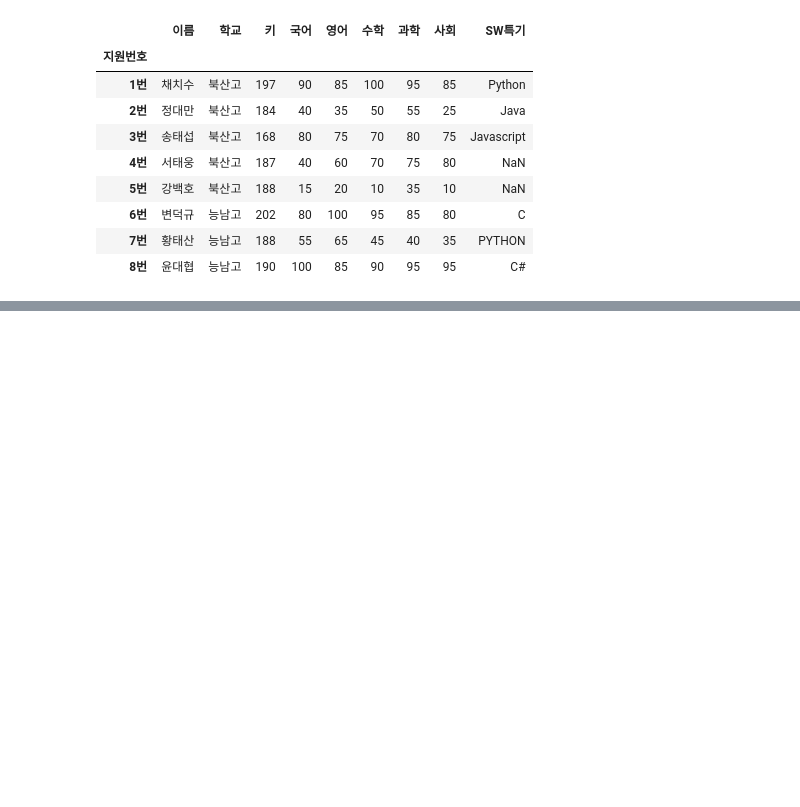
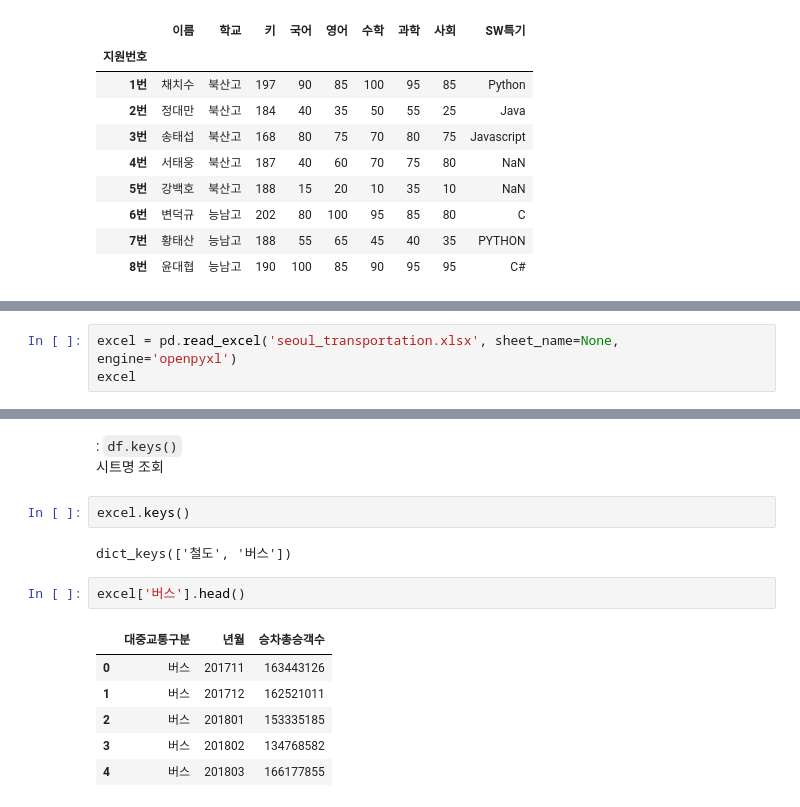
Before and after one commit to HeeJu-XiJu/Pandas, a Jupyter notebook: 03. 데이터입출력 - to_csv, read_csv.ipynb, the cells around one changed output, grey strips where cells are left out. Cells and saved outputs as stored; diff of their text form; blank space fills up the shorter version.

````diff
--- a/03. 데이터입출력 - to_csv, read_csv.ipynb
+++ b/03. 데이터입출력 - to_csv, read_csv.ipynb
@@ -169,0 +230,3 @@ df
+# %%
+excel = pd.read_excel('seoul_transportation.xlsx', sheet_name=None, engine='openpyxl')
+excel
@@ -169,0 +251,16 @@ df
+# %% [markdown]
+: ```df.keys()```\
+  시트명 조회
+# %%
+excel.keys()
+# %% [output]
+dict_keys(['철도', '버스'])
+# %%
+excel['버스'].head()
+# %% [output]
+|  | 대중교통구분 | 년월 | 승차총승객수 |
+| 0 | 버스 | 201711 | 163443126 |
+| 1 | 버스 | 201712 | 162521011 |
+| 2 | 버스 | 201801 | 153335185 |
+| 3 | 버스 | 201802 | 134768582 |
+| 4 | 버스 | 201803 | 166177855 |
````
Also changed, not shown: parts of 14 cells of this notebook.
